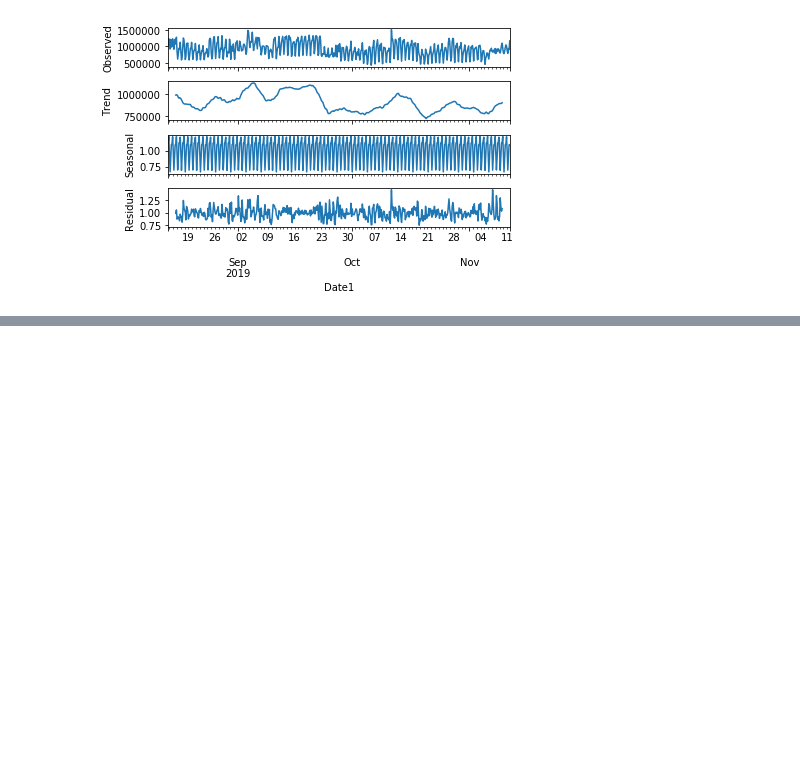
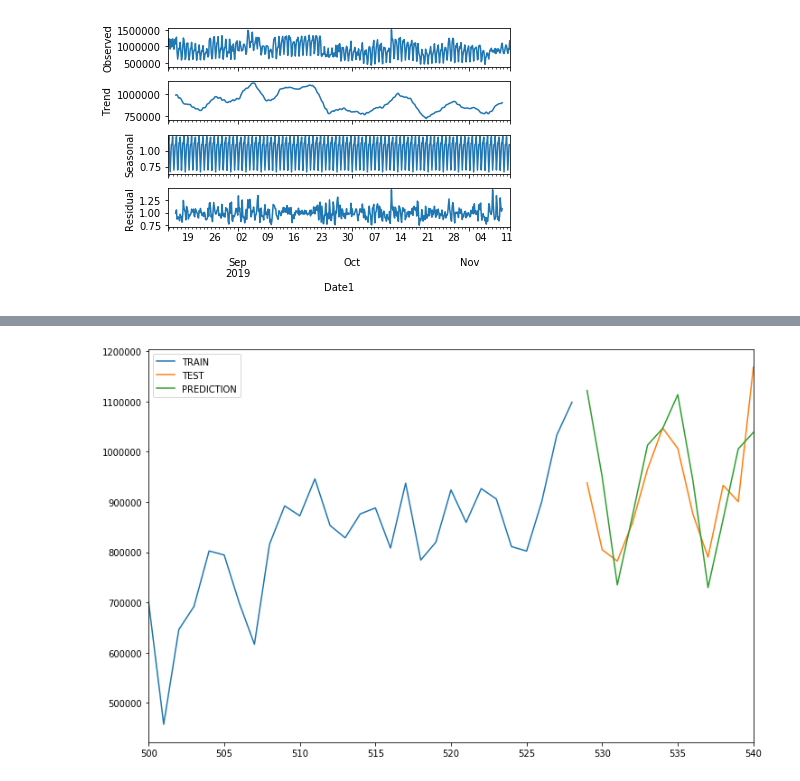
Before and after one commit to Landstein/Water-Treatment-Plant-Power-Predictions, a Jupyter notebook: Arima EDA .ipynb, the cells around one changed output, grey strips where cells are left out. Cells and saved outputs as stored; diff of their text form; code cells hidden in the pictures; blank space fills up the shorter version.

```diff
--- a/Arima EDA .ipynb
+++ b/Arima EDA .ipynb
@@ -90,0 +115,7 @@ power_a_result.seasonal[:30].plot()
+# %%
+# Prediction
+train_data['PowerA'][500:].plot(legend=True,label='TRAIN')
+test_data['PowerA'].plot(legend=True,label='TEST',figsize=(12,8))
+test_predictions.plot(legend=True,label='PREDICTION');
+# %% [output]
+[figure, added]
```
Also changed, not shown: parts of 25 cells of this notebook.
